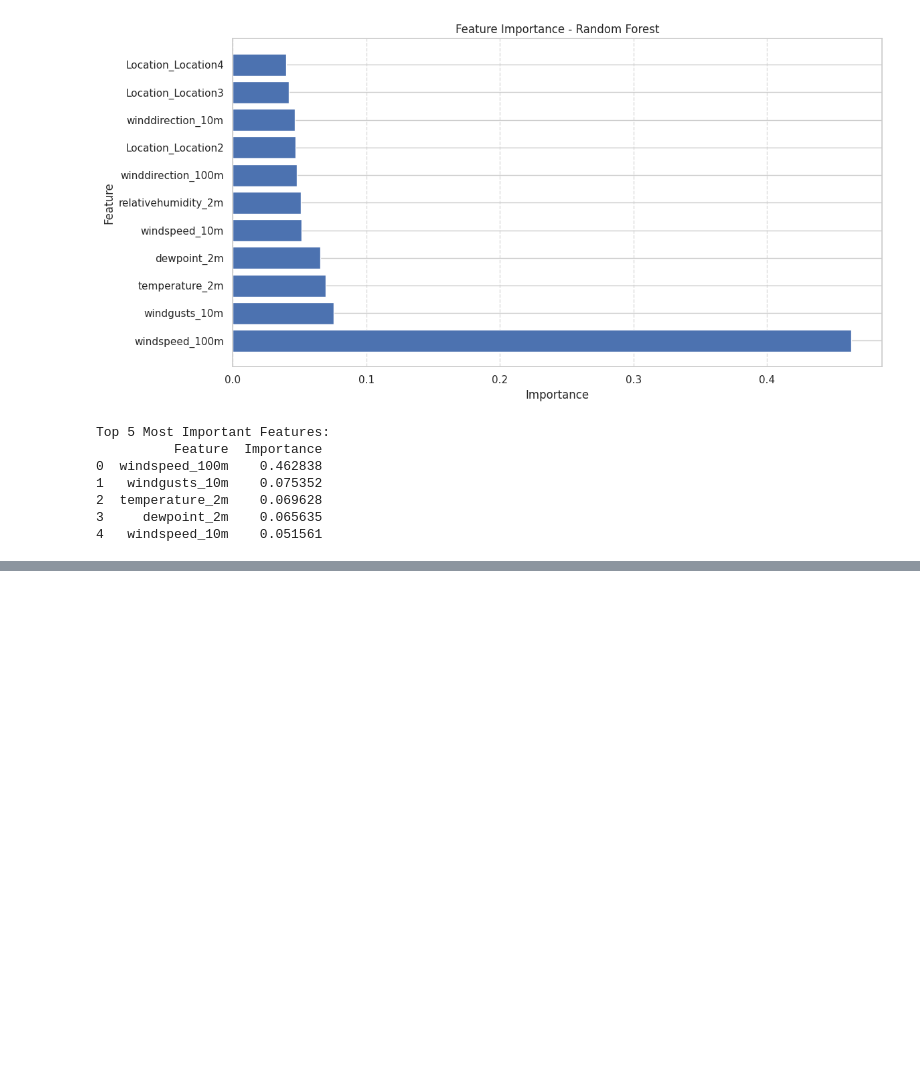
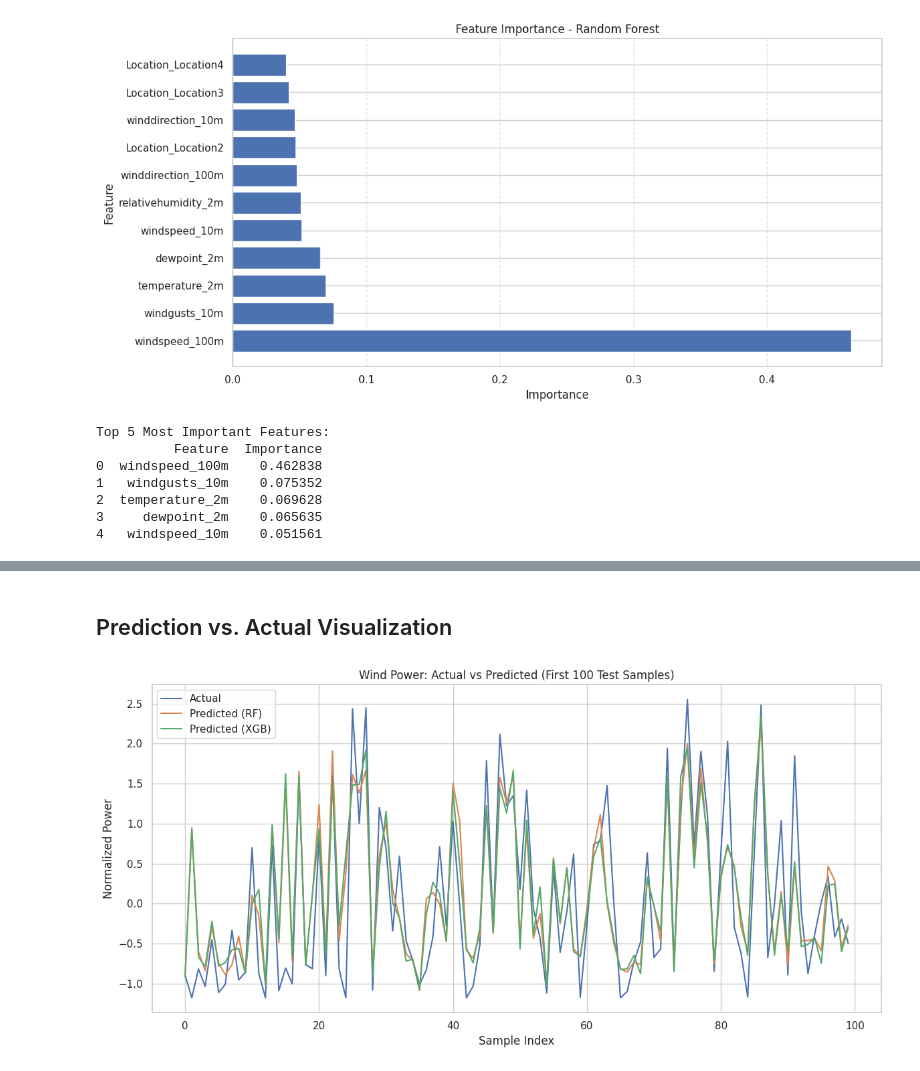
Before and after one commit to SatoruZati/Wind-Power-Generation-Forecasting, a Jupyter notebook: main.ipynb, the cells around one changed output, grey strips where cells are left out. Saved outputs shown, nothing was run; the diff lists cells and outputs as text; code cells hidden in the pictures; blank space fills up the shorter version.

```diff
--- a/main.ipynb
+++ b/main.ipynb
@@ -873,0 +975,37 @@ Based on our model evaluation, we can draw the following conclusions:
+# %% [markdown]
+## Prediction vs. Actual Visualization
+# %%
+# Import necessary libraries for modeling
+from sklearn.model_selection import train_test_split, cross_val_score, KFold
+from sklearn.linear_model import LinearRegression, Ridge, Lasso, ElasticNet
+from sklearn.ensemble import RandomForestRegressor, GradientBoostingRegressor
+from sklearn.svm import SVR
+from sklearn.metrics import mean_squared_error, mean_absolute_error, r2_score
+import xgboost as xgb
+import tensorflow as tf
+from tensorflow.keras.models import Sequential
+from tensorflow.keras.layers import Dense, Dropout
+from tensorflow.keras.optimizers import Adam
+import numpy as np
+import matplotlib.pyplot as plt
+import time
+import math
+# Assuming best_xgb is supposed to be an XGBoost model
+# You might need to adjust parameters based on your previous code
+best_xgb = xgb.XGBRegressor(n_estimators=100, random_state=42, n_jobs=-1)
+best_xgb.fit(X_train, y_train) # Train the model
+
+# Create prediction vs. actual plots
+plt.figure(figsize=(12, 6))
+plt.plot(y_test.values[:100], label='Actual')
+plt.plot(best_rf.predict(X_test)[:100], label='Predicted (RF)')
+plt.plot(best_xgb.predict(X_test)[:100], label='Predicted (XGB)') # Now best_xgb is defined
+plt.title('Wind Power: Actual vs Predicted (First 100 Test Samples)')
+plt.xlabel('Sample Index')
+plt.ylabel('Normalized Power')
+plt.legend()
+plt.grid(True)
+plt.tight_layout()
+plt.show()
+# %% [output]
+[figure, added]
```
Also changed, not shown: parts of 28 cells of this notebook, 1 other file.
